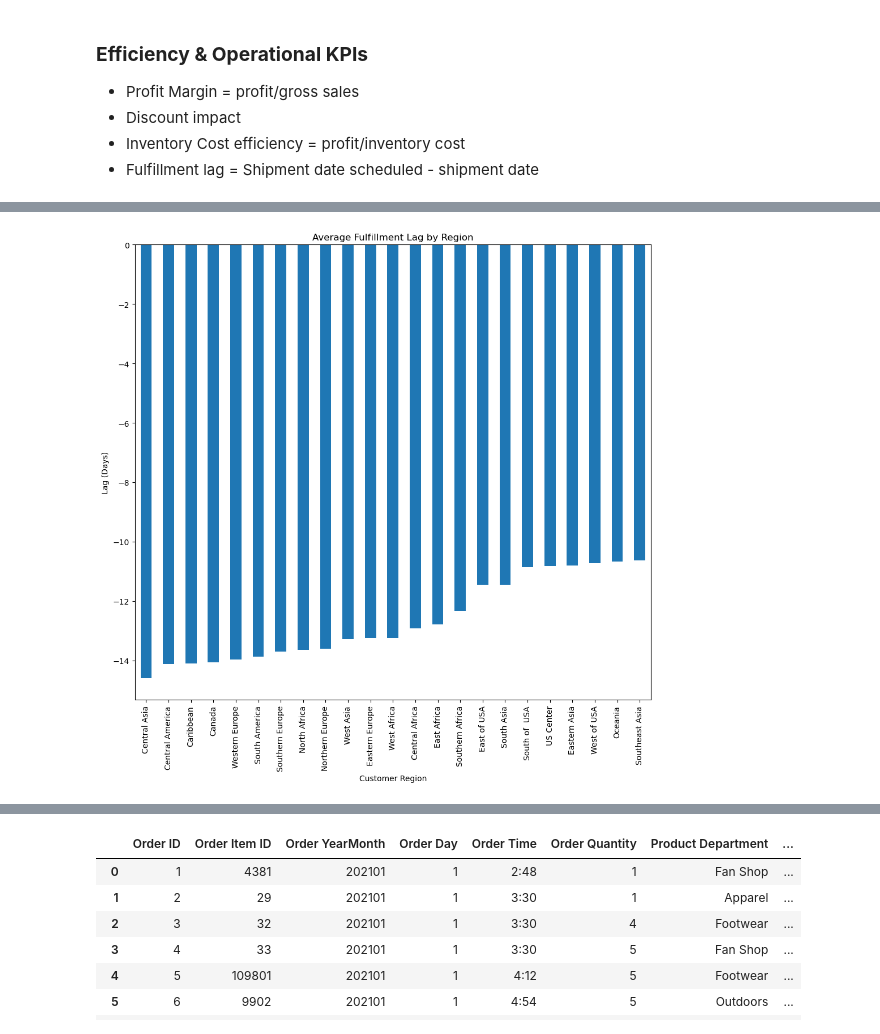
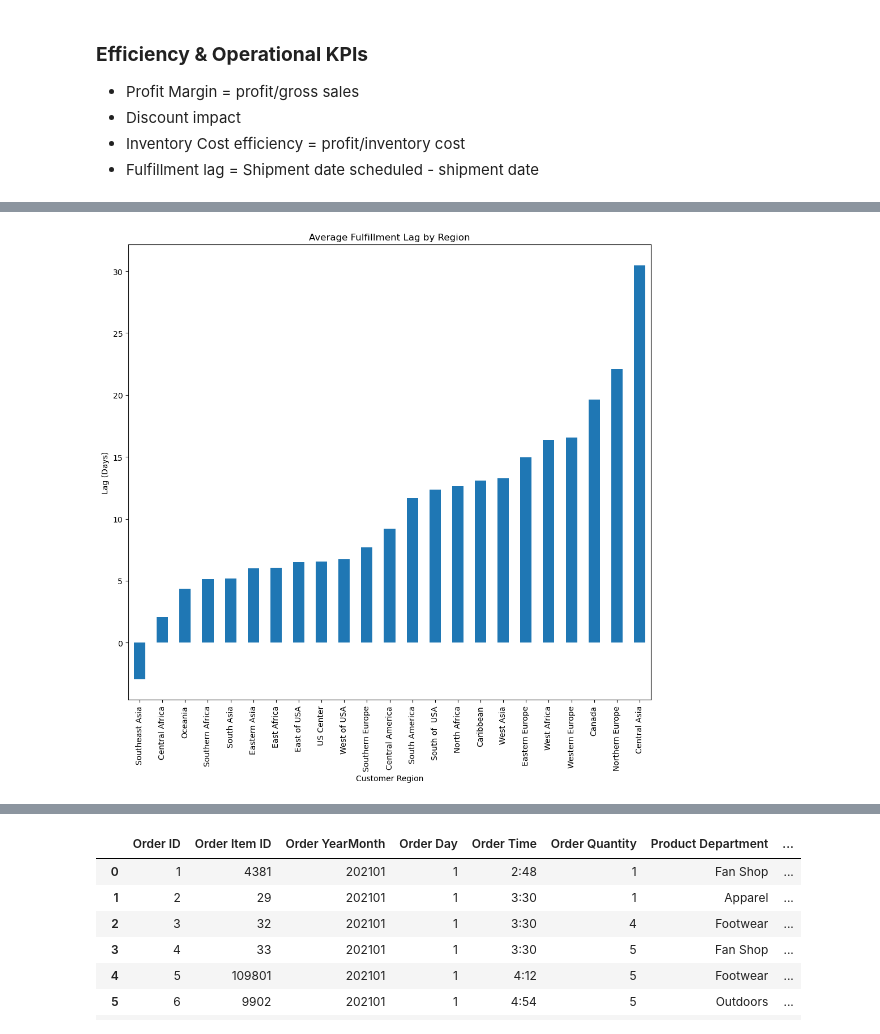
Before and after one commit to BevisEgwuchukwu/Smart-Inventory-Replenishment-System-for-E-Commerce, a Jupyter notebook: Smart-Inventory-Replenishment-System-for-E-Commerce/EDA/ExploratoryDataAnalysis.ipynb, the cells around one changed output, grey strips where cells are left out. Cells and saved outputs as stored; diff of their text form; code cells hidden in the pictures.

```diff
--- a/Smart-Inventory-Replenishment-System-for-E-Commerce/EDA/ExploratoryDataAnalysis.ipynb
+++ b/Smart-Inventory-Replenishment-System-for-E-Commerce/EDA/ExploratoryDataAnalysis.ipynb
@@ -13,0 +34,7 @@ df = pd.read_csv('../DataCleaning/merged.csv')
+# %%
+# Ensure both are datetime
+df['Shipment Date'] = pd.to_datetime(df['Shipment Date'])
+df['Order Date'] = pd.to_datetime(df['Order Date'])
+
+# Keep only rows where difference is less than 1 or equal to 1 year
+df = df[(df['Shipment Date'] - df['Order Date']).dt.days <= 365]
@@ -24,6 +107,6 @@ df.head(5)
 # %%
-# Convert to datetime (first day of the month)
-df['date'] = pd.to_datetime(df['date'])
+# Convert 'date' column to datetime format
+df['Order Date'] = pd.to_datetime(df['Order Date'])
 # %%
 # Convert to numeric, forcing errors to NaN
 df['Discount %'] = pd.to_numeric(df['Discount %'], errors='coerce')
@@ -601,3 +830,20 @@ GoPro HERO3+ Black Edition Camera                 145.890626
 Cleveland Golf Women's 588 RTX CB Satin Chrom     135.827558
 Titleist Club Glove Travel Cover                  129.591472
 Name: Inventory Efficiency, dtype: float64
+# %%
+# Inventory Cost Efficiency
+df['Inventory Cost'] = df['Warehouse Inventory'] * df['Inventory Cost Per Unit']
+
+df['Inventory Efficiency'] = df.apply(
+    lambda row: row['Gross Sales'] / row['Inventory Cost'] if row['Inventory Cost'] != 0 else 0,
+    axis=1
+)
+
+efficiency = df.groupby('Product Category')['Inventory Efficiency'].mean().sort_values(ascending=False)
+print(efficiency.head(50))
+
+efficiency.plot(kind='bar', figsize=(10,6), title='Inventory Efficiency by Product Category')
+plt.xlabel('Product Category')
+plt.ylabel('Inventory Efficiency Ratio')
+plt.tight_layout()
+plt.show()
@@ -604,12 +869,16 @@ Name: Inventory Efficiency, dtype: float64
 # %%
 # Order fulfillment lag
-df['Fulfillment Lag (days)'] = df['Shipment Days - Scheduled'] - df['Shipment Day']
+df['Scheduled Date'] = df['Order Date'] + pd.to_timedelta(df['Shipment Days - Scheduled'], unit='D')
+
+df['Shipment Date'] = pd.to_datetime(df['Shipment Date'])
+df['Fulfillment Lag (days)'] = (df['Scheduled Date'] - df['Shipment Date']).dt.days
+
 
 lag_by_region = df.groupby('Customer Region')['Fulfillment Lag (days)'].mean().sort_values()
 
 lag_by_region.plot(kind='bar', figsize=(10,10), title='Average Fulfillment Lag by Region')
 plt.ylabel('Lag (Days)')
 plt.tight_layout()
 plt.show()
 # %% [output]
-[figure, old version]
+[figure, new version]
```
Also changed, not shown: parts of 53 cells of this notebook, 18 other files.
